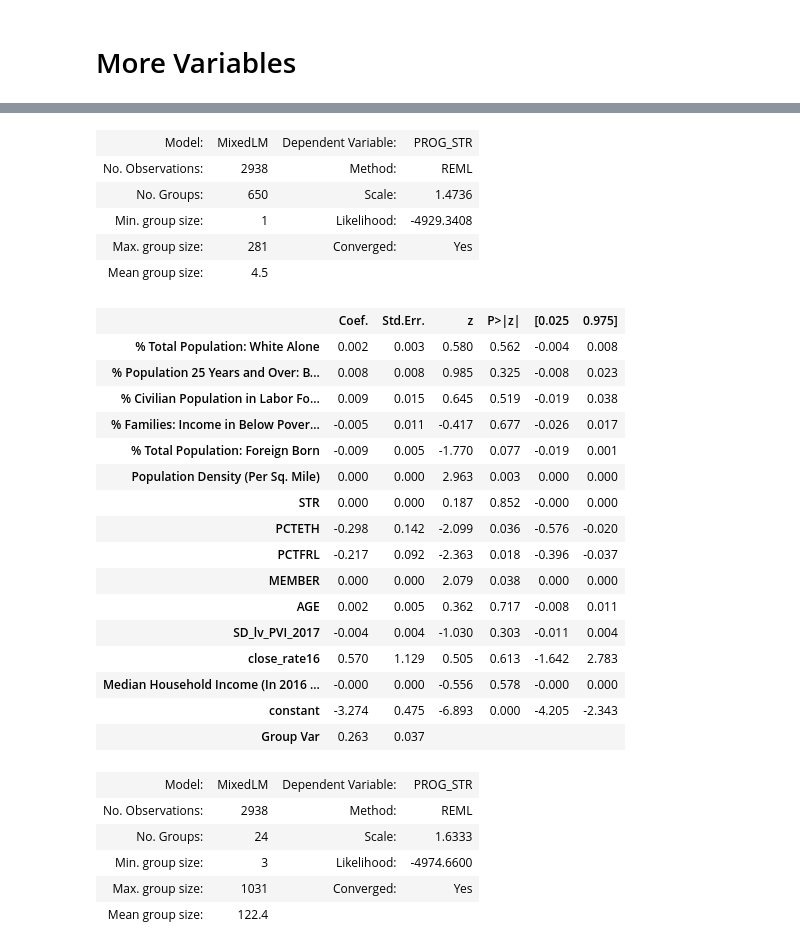
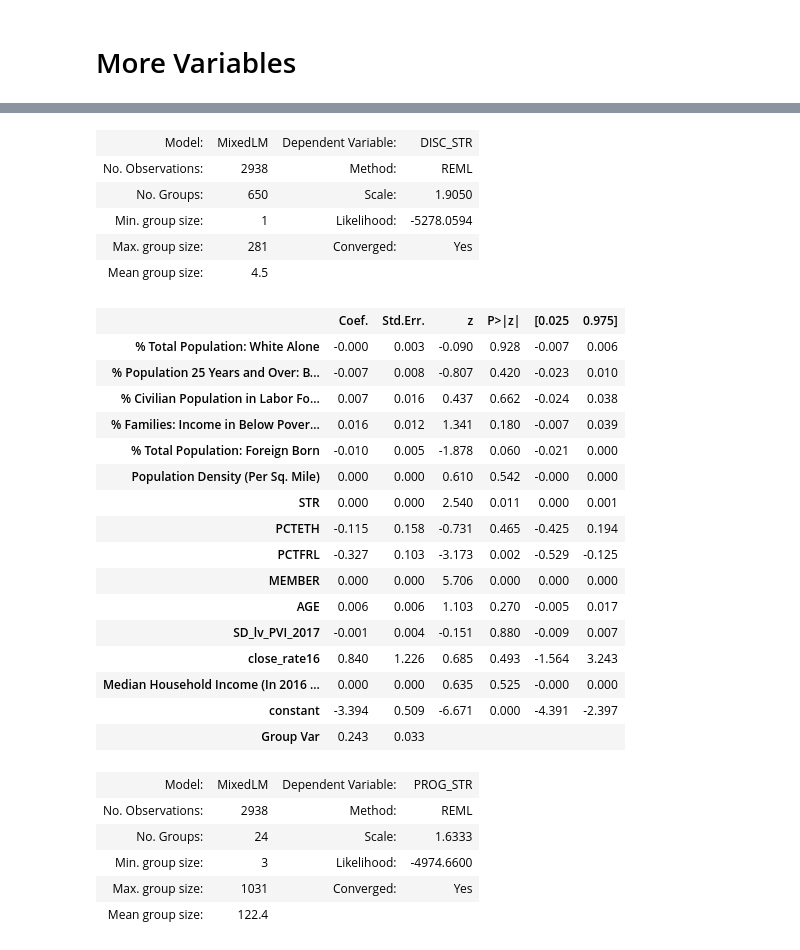
Before and after one commit to comp-strat/sorting-schools-2020, a Jupyter notebook: eda-jiahua.ipynb, the cells around one changed output, grey strips where cells are left out. Saved outputs shown, nothing was run; the diff lists cells and outputs as text; code cells hidden in the pictures.

```diff
--- a/eda-jiahua.ipynb
+++ b/eda-jiahua.ipynb
@@ -177,9 +173,9 @@ OLS3_dta = rawdta[['PROG_STR','% Total Population: White Alone',
             '% Families: Income in Below Poverty Level','% Total Population: Foreign Born',\
             'Population Density (Per Sq. Mile)', 'STR', 'PCTETH', 'PCTFRL', 'MEMBER', 'AGE',\
             'SD_lv_PVI_2017', 'close_rate16', 'LEAID', 'STABR', \
-            'Median Household Income (In 2016 Inflation Adjusted Dollars)','constant']]
+            'Median Household Income (In 2016 Inflation Adjusted Dollars)', 'DISC_STR', 'INQU_STR', 'constant']]
 OLS3_dta = OLS3_dta.dropna(how = "any")
-Y3 = OLS3_dta['PROG_STR']
+Y3 = OLS3_dta['DISC_STR']
 X3 = OLS3_dta[['% Total Population: White Alone',
             "% Population 25 Years and Over: Bachelor's Degree",\
             '% Civilian Population in Labor Force 16 Years and Over: Unemployed',\
@@ -281,39 +277,39 @@ strong multicollinearity or other numerical problems.
 # %%
 X5 = OLS3_dta[['% Total Population: White Alone',
             "% Population 25 Years and Over: Bachelor's Degree",\
             '% Civilian Population in Labor Force 16 Years and Over: Unemployed',\
             '% Families: Income in Below Poverty Level','% Total Population: Foreign Born',\
             'Population Density (Per Sq. Mile)', 'STR', 'PCTETH', 'PCTFRL', 'MEMBER', 'AGE',\
             'SD_lv_PVI_2017', 'close_rate16', \
             'Median Household Income (In 2016 Inflation Adjusted Dollars)','constant']]
-Y5 = OLS3_dta[['PROG_STR']]
+Y5 = OLS3_dta[['DISC_STR']]
 
 md =  sm.regression.mixed_linear_model.MixedLM(Y5.astype(float), X5.astype(float), groups=OLS3_dta['LEAID']).fit()
 md.summary()
 # %% [output]
-| Model: | MixedLM | Dependent Variable: | PROG_STR |
+| Model: | MixedLM | Dependent Variable: | DISC_STR |
 | No. Observations: | 2938 | Method: | REML |
-| No. Groups: | 650 | Scale: | 1.4736 |
-| Min. group size: | 1 | Likelihood: | -4929.3408 |
+| No. Groups: | 650 | Scale: | 1.9050 |
+| Min. group size: | 1 | Likelihood: | -5278.0594 |
 | Max. group size: | 281 | Converged: | Yes |
 | Mean group size: | 4.5 |  |  |
 |  | Coef. | Std.Err. | z | P>|z| | [0.025 | 0.975] |
-| % Total Population: White Alone | 0.002 | 0.003 | 0.580 | 0.562 | -0.004 | 0.008 |
-| % Population 25 Years and Over: B... | 0.008 | 0.008 | 0.985 | 0.325 | -0.008 | 0.023 |
-| % Civilian Population in Labor Fo... | 0.009 | 0.015 | 0.645 | 0.519 | -0.019 | 0.038 |
-| % Families: Income in Below Pover... | -0.005 | 0.011 | -0.417 | 0.677 | -0.026 | 0.017 |
-| % Total Population: Foreign Born | -0.009 | 0.005 | -1.770 | 0.077 | -0.019 | 0.001 |
-| Population Density (Per Sq. Mile) | 0.000 | 0.000 | 2.963 | 0.003 | 0.000 | 0.000 |
-| STR | 0.000 | 0.000 | 0.187 | 0.852 | -0.000 | 0.000 |
-| PCTETH | -0.298 | 0.142 | -2.099 | 0.036 | -0.576 | -0.020 |
-| PCTFRL | -0.217 | 0.092 | -2.363 | 0.018 | -0.396 | -0.037 |
-| MEMBER | 0.000 | 0.000 | 2.079 | 0.038 | 0.000 | 0.000 |
-| AGE | 0.002 | 0.005 | 0.362 | 0.717 | -0.008 | 0.011 |
-| SD_lv_PVI_2017 | -0.004 | 0.004 | -1.030 | 0.303 | -0.011 | 0.004 |
-| close_rate16 | 0.570 | 1.129 | 0.505 | 0.613 | -1.642 | 2.783 |
-| Median Household Income (In 2016 ... | -0.000 | 0.000 | -0.556 | 0.578 | -0.000 | 0.000 |
-| constant | -3.274 | 0.475 | -6.893 | 0.000 | -4.205 | -2.343 |
-| Group Var | 0.263 | 0.037 |  |  |  |  |
+| % Total Population: White Alone | -0.000 | 0.003 | -0.090 | 0.928 | -0.007 | 0.006 |
+| % Population 25 Years and Over: B... | -0.007 | 0.008 | -0.807 | 0.420 | -0.023 | 0.010 |
+| % Civilian Population in Labor Fo... | 0.007 | 0.016 | 0.437 | 0.662 | -0.024 | 0.038 |
+| % Families: Income in Below Pover... | 0.016 | 0.012 | 1.341 | 0.180 | -0.007 | 0.039 |
+| % Total Population: Foreign Born | -0.010 | 0.005 | -1.878 | 0.060 | -0.021 | 0.000 |
+| Population Density (Per Sq. Mile) | 0.000 | 0.000 | 0.610 | 0.542 | -0.000 | 0.000 |
+| STR | 0.000 | 0.000 | 2.540 | 0.011 | 0.000 | 0.001 |
+| PCTETH | -0.115 | 0.158 | -0.731 | 0.465 | -0.425 | 0.194 |
+| PCTFRL | -0.327 | 0.103 | -3.173 | 0.002 | -0.529 | -0.125 |
+| MEMBER | 0.000 | 0.000 | 5.706 | 0.000 | 0.000 | 0.000 |
+| AGE | 0.006 | 0.006 | 1.103 | 0.270 | -0.005 | 0.017 |
+| SD_lv_PVI_2017 | -0.001 | 0.004 | -0.151 | 0.880 | -0.009 | 0.007 |
+| close_rate16 | 0.840 | 1.226 | 0.685 | 0.493 | -1.564 | 3.243 |
+| Median Household Income (In 2016 ... | 0.000 | 0.000 | 0.635 | 0.525 | -0.000 | 0.000 |
+| constant | -3.394 | 0.509 | -6.671 | 0.000 | -4.391 | -2.397 |
+| Group Var | 0.243 | 0.033 |  |  |  |  |
 # %%
 X6 = OLS3_dta[['% Total Population: White Alone',
             "% Population 25 Years and Over: Bachelor's Degree",\
```
Also changed, not shown: parts of 10 cells of this notebook.
